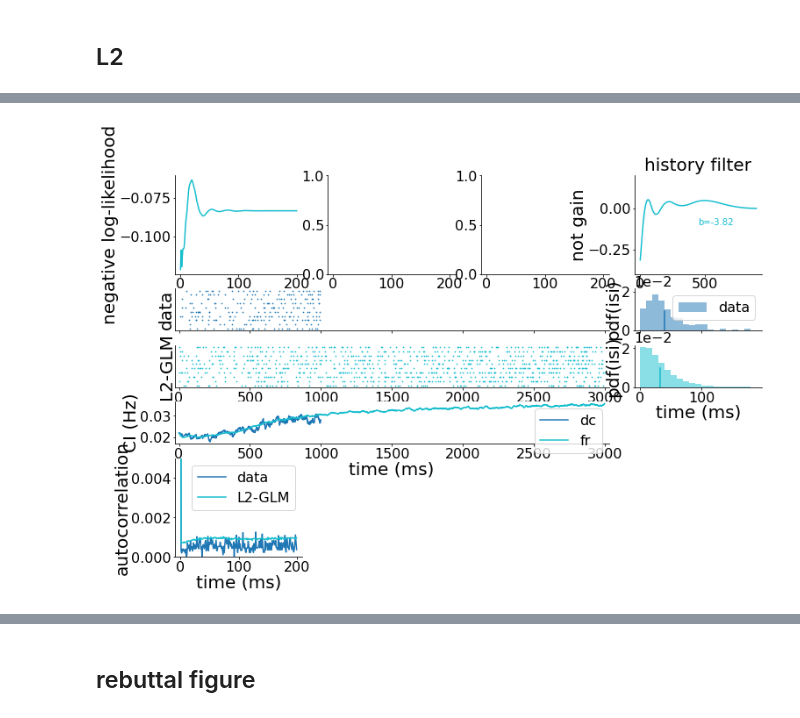
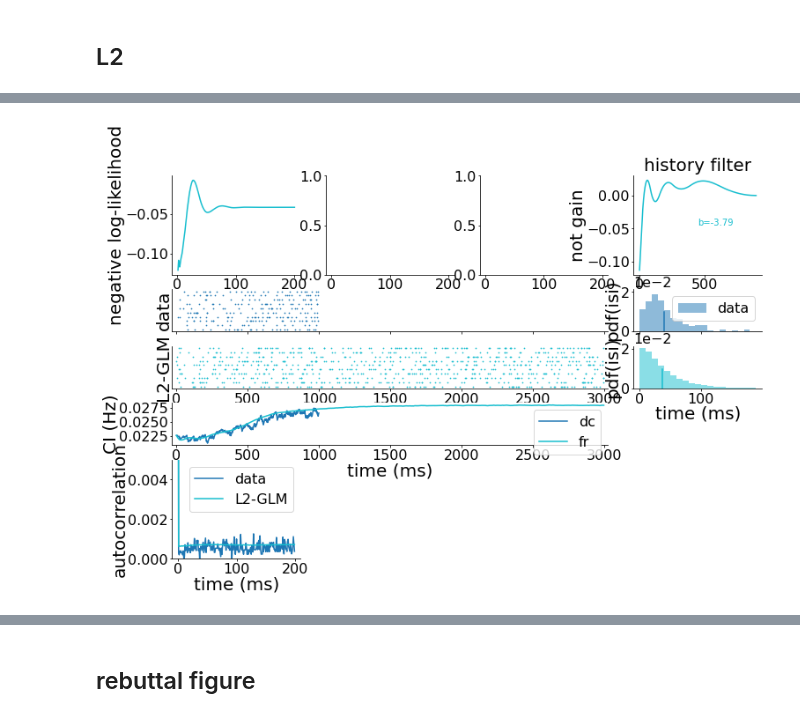
Before and after one commit to diegoarri91/mmd-glm, a Jupyter notebook: experiments/figure3/monkey_pmv_cimmd.ipynb, the cells around one changed output, grey strips where cells are left out. Drawn from its saved outputs; the diff is of its cells as text; code cells hidden in the pictures.

```diff
--- a/experiments/figure3/monkey_pmv_cimmd.ipynb
+++ b/experiments/figure3/monkey_pmv_cimmd.ipynb
@@ -338,3 +373,12 @@ ax40.legend()
 fig.subplots_adjust(hspace=0.35)
 
 # fig.savefig('/home/diego/Dropbox/generative_glm/figures/monkey_pmv/ML.pdf', transparent=True)
+
+dic = dict(basis=basis, u0_ml=glm.u0, eta_coefs_ml=glm.eta.coefs,
+           nll_normed_train_ml=nll_normed_train_ml, r_train_dc_ml=r_train_dc_ml, r_fr_ml_long=r_fr_ml_long, z_cum_ml=z_cum_ml,
+           st_fr_ml_long=st_fr_ml_long, psth_ml=psth_ml,
+           isi_fr_ml_long=isi_fr_ml_long, autocov_ml_long=autocov_ml_long, lr=lr)
+
+path = '/home/diego/storage/generative-glm/experiments/figure3/monkey_pmv/' + 'ml.pk'
+with open(path, "wb") as fit_file:
+    pickle.dump(dic, fit_file)
@@ -343,5 +385,14 @@ fig.subplots_adjust(hspace=0.35)
 # %% [markdown]
 ## L2
+# %%
+path = '/home/diego/storage/generative-glm/experiments/figure3/monkey_pmv/' + 'ml.pk'
+with open(path, "rb") as fit_file:
+    dic_ml = pickle.load(fit_file)
+
+u0_ml, eta_coefs_ml = dic_ml['u0_ml'], dic_ml['eta_coefs_ml']
+# %%
+def fun_metrics_ml(model, t, mask_spikes, X):
+    return dict(nan=np.nan)
 # %%
 lr = 1e-1
 num_epochs = 100
@@ -382,15 +439,19 @@ fig.savefig('/home/diego/fr_alpha.pdf')
 # %%
 lr = 1e-1
 num_epochs = 200
-n_metrics = 10
+n_metrics = 1
 
-u00 = glm.u0
-eta0 = glm.eta.copy()
+alpha_l2 = 1e1
+
+# u00 = glm.u0
+# eta0 = glm.eta.copy()
+u00 = u0_ml
+eta0 = eta0 = KernelBasisValues(basis.copy(), [0, basis.shape[0]], 1, coefs=eta_coefs_ml)
 
 glm_l2 = TorchGLM(u0=u00, eta=eta0.copy(), noise='bernoulli')
 optim = Adam(glm_l2.parameters(), lr=lr)
 loss_l2, metrics_l2 = glm_l2.train(st_train.t, st_train.mask, optim=optim, num_epochs=num_epochs,
-                                verbose=True, metrics=fun_metrics_ml, n_metrics=n_metrics, l2=True, alpha_l2=2.5e0)
+                                verbose=True, metrics=fun_metrics_ml, n_metrics=n_metrics, l2=True, alpha_l2=alpha_l2)
 iterations_l2 = np.arange(1, num_epochs + 1, 1)
 nll_normed_train_l2 = (metrics_l2['nll'] - nll_pois_proc_train) / np.log(2) / n_spk_train
 
@@ -398,13 +459,16 @@ _, r_train_dc_l2 = glm_l2.sample_conditioned(st_train.t, st_train.mask)
 # _, r_fr_l2, mask_spikes_fr_l2 = glm_l2.sample(st_train.t, shape=(st_train.mask.shape[1],))
 
 t_long = np.arange(0, 3000, 1)
-_, r_fr_l2_long, mask_spikes_fr_l2_long = glm_l2.sample(t_long, shape=(n_samples,))
+_, r_fr_l2_long, mask_spikes_fr_l2_long = glm_l2.sample(t_long, shape=(8000,))
 st_fr_l2_long = SpikeTrain(t_long, mask_spikes_fr_l2_long)
 # isi_fr_l2 = st_fr_l2_long.isi_distribution()
 isi_fr_l2_long = st_fr_l2_long.isi_distribution()
 mean_isi_fr_l2_long = np.mean(isi_fr_l2_long)
 # autocov_l2_long = np.mean(auto_covariance(mask_spikes_fr_l2_long, method='fft', subtract_mean=False, stationary_signal=False, biased=False), 1)
 # _, _, mask_autocov = glm_l2.sample(t_long, shape=(400,))
+fr_l2 = np.sum(mask_spikes_fr_l2_long, 0) / (t_long[-1] + dt) * 1000
+fr_sd_l2 = np.std(fr_l2) / np.sqrt(len(fr_l2))
+fr_l2 = np.mean(fr_l2)
 autocov_l2_long = np.mean(auto_covariance(mask_spikes_fr_l2_long, method='fft',
                                            subtract_mean=False, stationary_signal=False, biased=False), 1)
 z_l2, ks_l2 = time_rescale_transform(dt, st_train.mask, r_train_dc_l2)
@@ -445,7 +509,7 @@ myplt.set_labels(ax00, xlabel='iterations', ylabel='negative log-likelihood')
 glm_l2.eta.plot(t=t_ker, ax=ax03, exp_values=False, color=palette['l2'])
 myplt.set_labels(ax03, xlabel='time (ms)', ylabel='not gain', title='history filter')
 ax03.text(0.5, 0.5, 'b=' + str(np.round(glm_l2.u0, 2)), color=palette['l2'], transform=ax03.transAxes)
-ax03.set_ylim(-0.4, 0.2)
+# ax03.set_ylim(-0.4, 0.2)
 
 st_train.plot(ax=ax10, ms=0.7, color=palette['d'])
 ax10.tick_params(axis='both', labelbottom=False, labelleft=False)
@@ -457,31 +521,31 @@ st_fr_l2_long.sweeps(np.arange(10)).plot(ax=ax20, ms=0.7, color=palette['l2'])
 ax20.set_yticks([])
 ax20.set_ylabel('L2-GLM')
 
 ax30.plot(t, np.mean(r_train_dc_l2, 1), color=palette['d'], label='dc')
 ax30.plot(t_long, np.mean(r_fr_l2_long, 1), color=palette['l2'], label='fr')
 ax30.legend()
 myplt.set_labels(ax30, xlabel='time (ms)', ylabel='CI (Hz)')
 
 ax11.hist(isi_train, density=True, alpha=0.5, color=palette['d'], label='data', bins=bins)
 ax11.legend()
 y1 = ax11.get_ylim()[1] / 2
 ax11.plot([mean_isi_train, mean_isi_train], [0, y1], '-', color=palette['d'])
 ax11.set_ylabel('pdf(isi)')
 ax11.tick_params(axis='both', labelbottom=False)
 
 ax21.hist(isi_fr_l2_long, density=True, alpha=0.5, color=palette['l2'], label='L2-GLM', bins=bins)
 ax21.plot([mean_isi_fr_l2_long, mean_isi_fr_l2_long], [0, y1], '-', color=palette['l2'])
 myplt.set_labels(ax21, xlabel='time (ms)', ylabel='pdf(isi)')
 ax21.ticklabel_format(axis="y", style="sci", scilimits=(0,0))
 
 ax40.plot(autocov_train[:argf_autocor], color=palette['d'], label='data')
 ax40.plot(autocov_l2_long[:argf_autocor], color=palette['l2'], label='L2-GLM')
 ax40.set_ylim(0, 5e-3)
 myplt.set_labels(ax40, xlabel='time (ms)', ylabel='autocorrelation')
 ax40.legend()
 
 fig.subplots_adjust(hspace=0.35)
 
 # fig.savefig('/home/diego/Dropbox/generative_glm/figures/monkey_pmv/ML.pdf', transparent=True)
 # %% [output]
-[figure, old version]
+[figure, new version]
```
Also changed, not shown: parts of 33 cells of this notebook, 7 other files.
